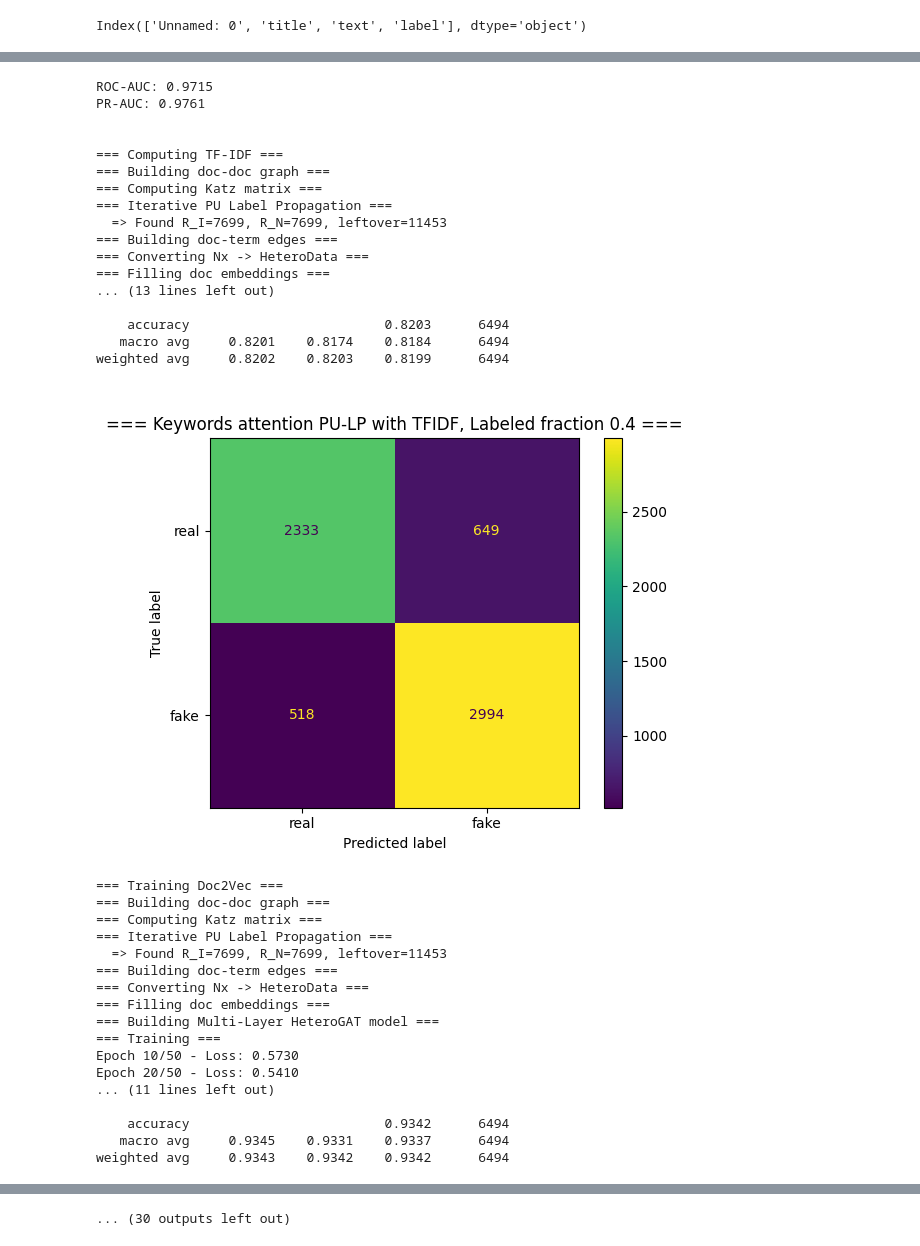
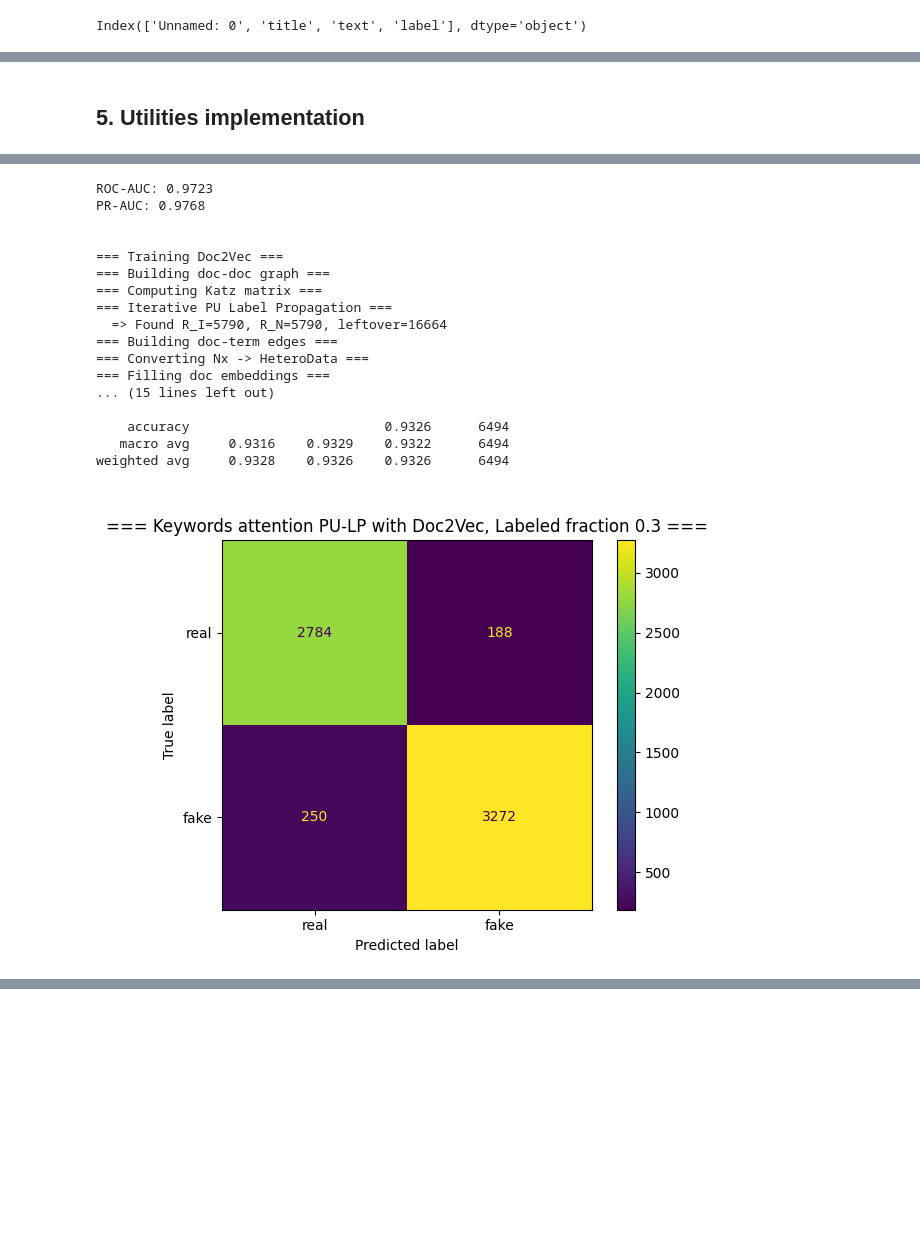
Before and after one commit to rtsonev/kafn-pulp, a Jupyter notebook: draft.ipynb, the cells around one changed output, grey strips where cells are left out. Drawn from its saved outputs; the diff is of its cells as text; code cells hidden in the pictures; blank space fills up the shorter version.

Commit message:
draft with some eval

```diff
--- a/draft.ipynb
+++ b/draft.ipynb
@@ -81,5 +144,7 @@ def preprocess(input: str):
     return ' '.join([l.lemmatize(w) for w in t])
-# %%
-parallel = Parallel(n_jobs=os.cpu_count(), backend="loky")
-df["full_text"] = parallel(delayed(preprocess)(input) for input in df["full_text"])
+# %%
+# Apply the aforementioned preprocessing steps for each record, using parallel execution to speed up the process. Uses available cpu count of the system.
+parallel = Parallel(n_jobs=os.cpu_count(), backend="loky")
+df["full_text"] = parallel(delayed(preprocess)(text) for text in df["full_text"])
+df_eval["full_text"] = parallel(delayed(preprocess)(text) for text in df_eval["full_text"])
 # %%
@@ -88,0 +183,6 @@ del df
+# %%
+# Calculate average document length
+df['word_count'] = df["full_text"].apply(lambda text: len(word_tokenize(text)))
+avg_length = df['word_count'].mean()
+
+print("Average document length (in words): {:.2f}".format(avg_length))
@@ -88,0 +191,20 @@ del df
+# %%
+# Compute vocabulary size: tokenize all texts and get unique tokens
+fake_tokens = []
+real_tokens = []
+
+for idx, row in df.iterrows():
+    tokens = word_tokenize(row["full_text"])
+    if row["binary_label"] == 1:   # Fake news
+        fake_tokens.extend(tokens)
+    elif row["binary_label"] == 0: # Real news
+        real_tokens.extend(tokens)
+
+# Create vocab sets and compute sizes
+fake_vocab = set(fake_tokens)
+real_vocab = set(real_tokens)
+combined_vocab = fake_vocab.union(real_vocab)
+
+print("Fake Vocabulary size:", len(fake_vocab))
+print("Real Vocabulary size:", len(real_vocab))
+print("Combined Vocabulary size:", len(combined_vocab))
@@ -88,0 +317,2 @@ del df
+# %% [markdown]
+## 5. Utilities implementation
@@ -921,6 +1176,8 @@ def test_pulp_tfidfvectorizer_pipeline(data: KAFNData):
 # %%
+
 dataset_file = "data/processed.csv"
-fraction = [0.4, 0.35, 0.3, 0.25, 0.2, 0.15, 0.1]
+# fraction = [0.4, 0.35, 0.3, 0.25, 0.2, 0.15, 0.1]
+fraction = [0.3]
 
 
 for fraction in fraction:
@@ -928,7 +1185,7 @@ for fraction in fraction:
         csv_path=dataset_file, random_state=42, fraction_fake_labeled=fraction, test_size=0.2
     )
     test_baseline(data)
-    test_pulp_tfidfvectorizer_pipeline(data)
+    # test_pulp_tfidfvectorizer_pipeline(data)
     test_pulp_doc2vec_pipeline(data)
     del data
     gc.collect()
@@ -946,35 +1203,18 @@ weighted avg     0.9111    0.9011    0.9012      6494
-ROC-AUC: 0.9715
-PR-AUC: 0.9761
+ROC-AUC: 0.9723
+PR-AUC: 0.9768
 
 
-=== Computing TF-IDF ===
+=== Training Doc2Vec ===
 === Building doc-doc graph ===
 === Computing Katz matrix ===
 === Iterative PU Label Propagation ===
-  => Found R_I=7699, R_N=7699, leftover=11453
+  => Found R_I=5790, R_N=5790, leftover=16664
 === Building doc-term edges ===
 === Converting Nx -> HeteroData ===
 === Filling doc embeddings ===
-... (13 lines left out)
+... (15 lines left out)
 
-    accuracy                         0.8203      6494
-   macro avg     0.8201    0.8174    0.8184      6494
-weighted avg     0.8202    0.8203    0.8199      6494
+    accuracy                         0.9326      6494
+   macro avg     0.9316    0.9329    0.9322      6494
+weighted avg     0.9328    0.9326    0.9326      6494
-[figure, old version]
+[figure, new version]
-=== Training Doc2Vec ===
-=== Building doc-doc graph ===
-=== Computing Katz matrix ===
-=== Iterative PU Label Propagation ===
-  => Found R_I=7699, R_N=7699, leftover=11453
-=== Building doc-term edges ===
-=== Converting Nx -> HeteroData ===
-=== Filling doc embeddings ===
-=== Building Multi-Layer HeteroGAT model ===
-=== Training ===
-Epoch 10/50 - Loss: 0.5730
-Epoch 20/50 - Loss: 0.5410
-... (11 lines left out)
-
-    accuracy                         0.9342      6494
-   macro avg     0.9345    0.9331    0.9337      6494
-weighted avg     0.9343    0.9342    0.9342      6494
@@ -1028 +1220,0 @@ weighted avg     0.9338    0.9338    0.9338      6494
-... (30 outputs left out)
```
Also changed, not shown: parts of 29 cells of this notebook, 2 other files.
